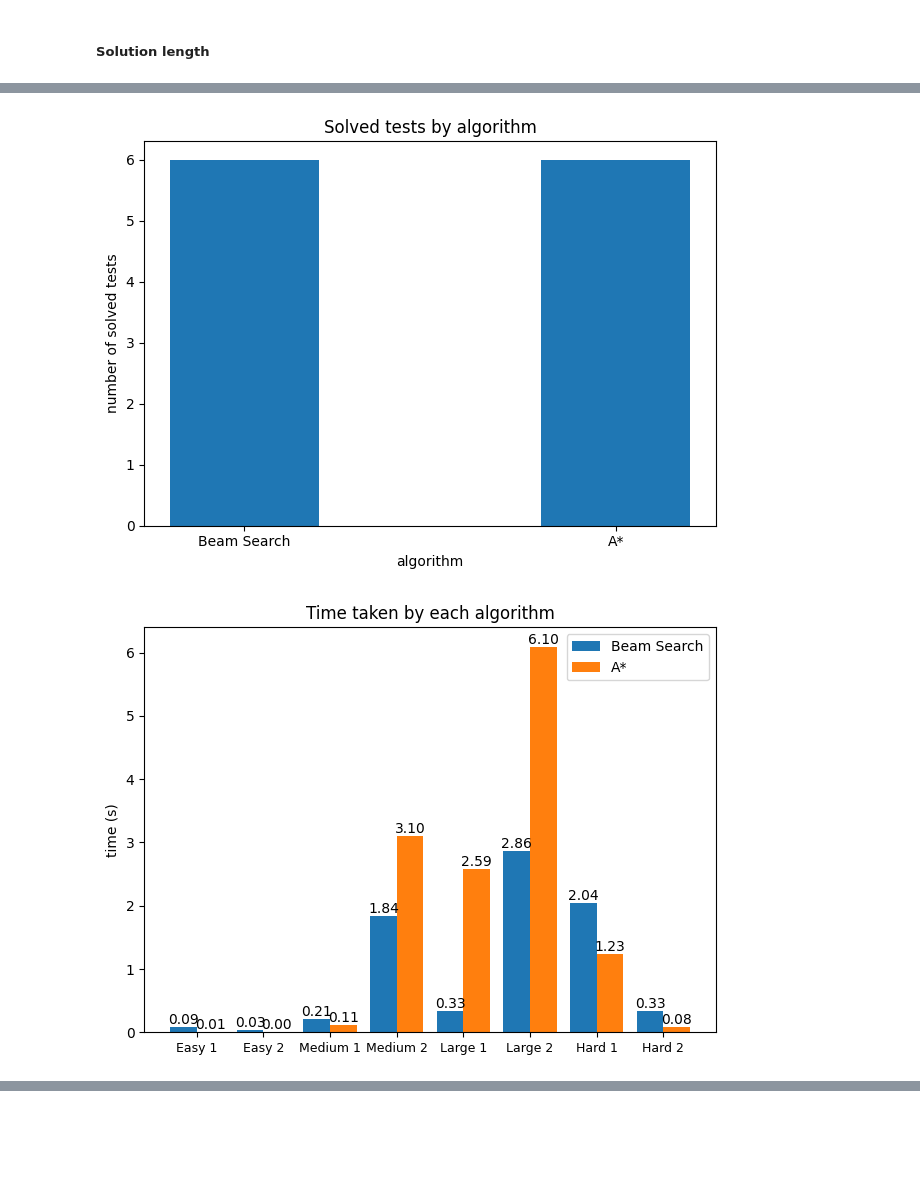
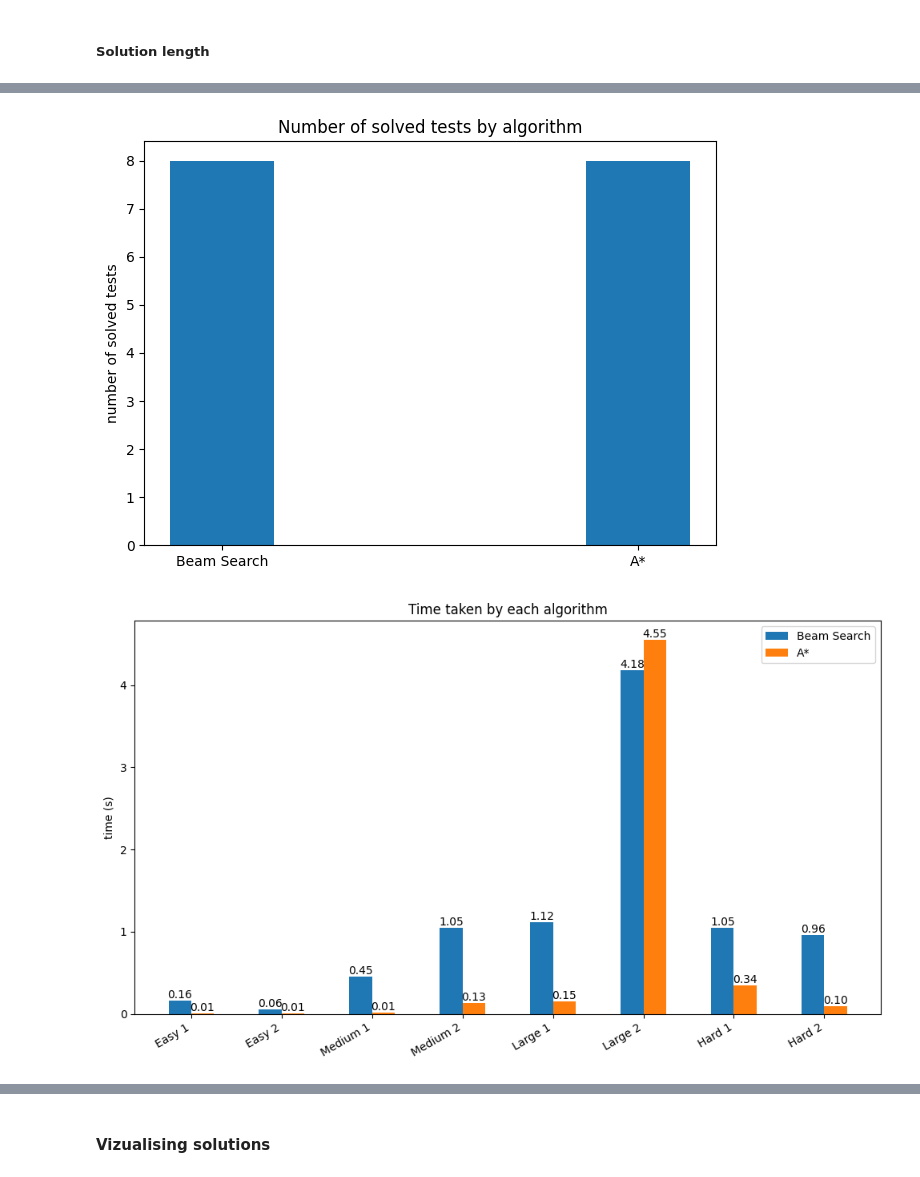
Before and after one commit to alx-sima/sokoban, a Jupyter notebook: main.ipynb, the cells around one changed output, grey strips where cells are left out. Drawn from its saved outputs; the diff is of its cells as text; code cells hidden in the pictures; blank space fills up the shorter version.

```diff
--- a/main.ipynb
+++ b/main.ipynb
@@ -199 +234,15 @@ def plot_stats(
+# %%
+# common
+designated_heuristic = heuristics.boxes_minimum_moves_combination
+state_generator = get_neighbours_no_pulls
+
+# Beam Search
+beam_search_max_iters = 200
+beam_width = 80
+
+# LRTA*
+astar_max_iters = 20000
+backoff_probability_factor = 0.98
+backoff_step_increment = 10
+cost_plateau_treshold = 20
 # %% [markdown]
@@ -201,12 +250,23 @@ def plot_stats(
 # %%
 base_solver = Solver(
-    heuristics.manhattan_min_distances, get_neighbours_no_pulls, max_iters=200
+    designated_heuristic,
+    state_generator,
 )
-beam_search_solver = BeamSearch(base_solver, k=80)
-astar_solver = LRTAstar(base_solver, max_restarts=500, steps_before_restart=50)
+beam_search_solver = BeamSearch(
+    base_solver, max_iters=beam_search_max_iters, k=beam_width
+)
+astar_solver = LRTAstar(
+    base_solver,
+    max_iters=astar_max_iters,
+    backoff_step_increment=backoff_step_increment,
+    backoff_probability_factor=backoff_probability_factor,
+    cost_plateau_treshold=cost_plateau_treshold,
+)
 
 beam_search_solutions, astar_solutions = run_tests(
-    tests, beam_search_solver, astar_solver
+    tests,
+    beam_search_solver,
+    astar_solver,
 )
 # %% [output]
 Running test: easy_map1
@@ -251,7 +307,8 @@ Running test: large_map2
 [figure]
 ... (4 outputs left out)
 # %%
-plot_stats(test_names, beam_search_solutions, astar_solutions)
+plot_solved_tests([beam_search_solutions, astar_solutions], ["Beam Search", "A*"])
+plot_stats(test_names, [beam_search_solutions, astar_solutions], ["Beam Search", "A*"])
 # %% [output]
-[figure, old version]
+[figure, new version]
-[figure, old version]
+[figure, new version]
@@ -259,0 +317,2 @@ plot_stats(test_names, beam_search_solutions, astar_solutions)
+# %% [markdown]
+#### Vizualising solutions
```
Also changed, not shown: parts of 43 cells of this notebook, 25 other files.
